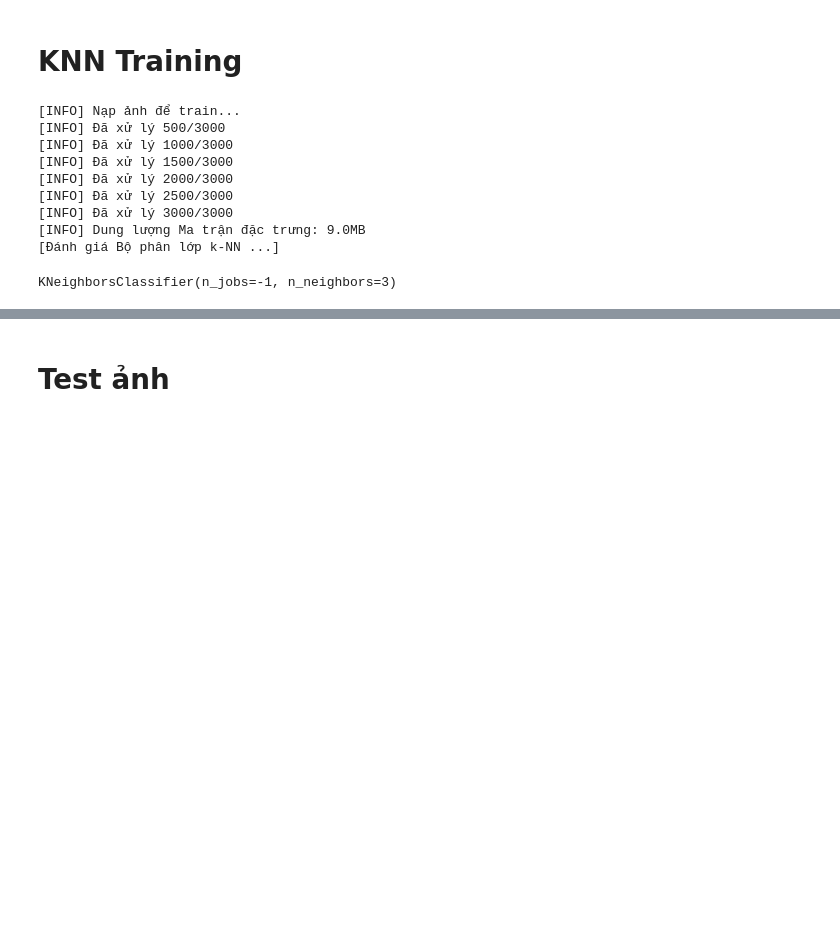
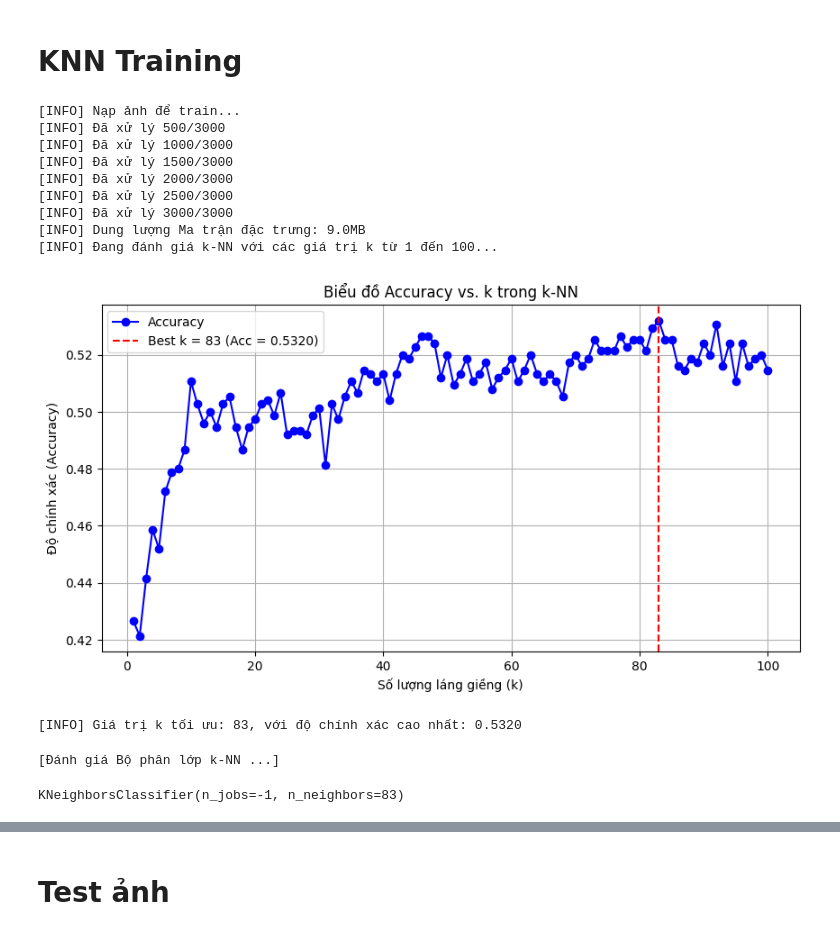
Before and after one commit to VietHoang0805/ComputerVisionSchoolCourse, a Jupyter notebook: KNN/KNNOfficial/KNN.ipynb, the cells around one changed output, grey strips where cells are left out. Cells and saved outputs as stored; diff of their text form; code cells hidden in the pictures; blank space fills up the shorter version.

```diff
--- a/KNN/KNNOfficial/KNN.ipynb
+++ b/KNN/KNNOfficial/KNN.ipynb
@@ -77,37 +77,74 @@ class SimpleDatasetLoader:
 # %% [markdown]
 # KNN Training
 # %%
+# Nạp dữ liệu ảnh
 print("[INFO] Nạp ảnh để train...")
 imagePaths = list(paths.list_images("datasets/animals"))
 
-
+# Tiền xử lý ảnh
 sp = SimplePreprocessor(32, 32)
 sdl = SimpleDatasetLoader(preprocessors=[sp])
 (data, labels) = sdl.load(imagePaths, verbose=500)
 data = data.reshape((data.shape[0], 3072))
 
 print("[INFO] Dung lượng Ma trận đặc trưng: {:.1f}MB".format(data.nbytes / (1024 * 1000.0)))
 
+# Mã hóa nhãn
 le = LabelEncoder()
 labels = le.fit_transform(labels)
 
-# 25% test, 75% train
+# Chia dữ liệu thành tập train và test
 (trainData, testData, trainLabel, testLabel) = train_test_split(data, labels, test_size=0.25, random_state=42)
 
-print("[Đánh giá Bộ phân lớp k-NN ...]")
-model = KNeighborsClassifier(n_neighbors=3, n_jobs=-1)
-model.fit(trainData, trainLabel)
+print("[INFO] Đang đánh giá k-NN với các giá trị k từ 1 đến 100...")
+
+# Tạo danh sách để lưu độ chính xác của từng k
+accuracies = []
+
+# Chạy mô hình k-NN với các giá trị k từ 1 đến 100
+for k in range(1, 101):
+    model = KNeighborsClassifier(n_neighbors=k, n_jobs=-1)
+    model.fit(trainData, trainLabel)
+    acc = model.score(testData, testLabel)  # Đánh giá trên tập kiểm tra
+    accuracies.append(acc)
+
+# Tìm giá trị k có accuracy cao nhất
+best_k = np.argmax(accuracies) + 1  # Vì index bắt đầu từ 0
+best_acc = accuracies[best_k - 1]
+
+# Vẽ biểu đồ
+plt.figure(figsize=(10, 5))
+plt.plot(range(1, 101), accuracies, marker="o", linestyle="-", color="b", label="Accuracy")
+plt.xlabel("Số lượng láng giềng (k)")
+plt.ylabel("Độ chính xác (Accuracy)")
+plt.title("Biểu đồ Accuracy vs. k trong k-NN")
+
+# Hiển thị k tốt nhất
+plt.axvline(x=best_k, color="r", linestyle="--", label=f"Best k = {best_k} (Acc = {best_acc:.4f})")
+plt.legend()
+plt.grid(True)
+plt.show()
+
+print(f"[INFO] Giá trị k tối ưu: {best_k}, với độ chính xác cao nhất: {best_acc:.4f}")
 # %% [output]
 [INFO] Nạp ảnh để train...
 [INFO] Đã xử lý 500/3000
 [INFO] Đã xử lý 1000/3000
 [INFO] Đã xử lý 1500/3000
 [INFO] Đã xử lý 2000/3000
 [INFO] Đã xử lý 2500/3000
 [INFO] Đã xử lý 3000/3000
 [INFO] Dung lượng Ma trận đặc trưng: 9.0MB
-[Đánh giá Bộ phân lớp k-NN ...]
+[INFO] Đang đánh giá k-NN với các giá trị k từ 1 đến 100...
+[figure, added]
-KNeighborsClassifier(n_jobs=-1, n_neighbors=3)
+[INFO] Giá trị k tối ưu: 83, với độ chính xác cao nhất: 0.5320
+# %%
+print("[Đánh giá Bộ phân lớp k-NN ...]")
+model = KNeighborsClassifier(n_neighbors=83, n_jobs=-1)
+model.fit(trainData, trainLabel)
+# %% [output]
+[Đánh giá Bộ phân lớp k-NN ...]
+KNeighborsClassifier(n_jobs=-1, n_neighbors=83)
 # %%
 # Lưu file model
 knnPickle = open('knnpickle_file.pkl', 'wb')
```
Also changed, not shown: parts of 3 cells of this notebook, 1 other file.
